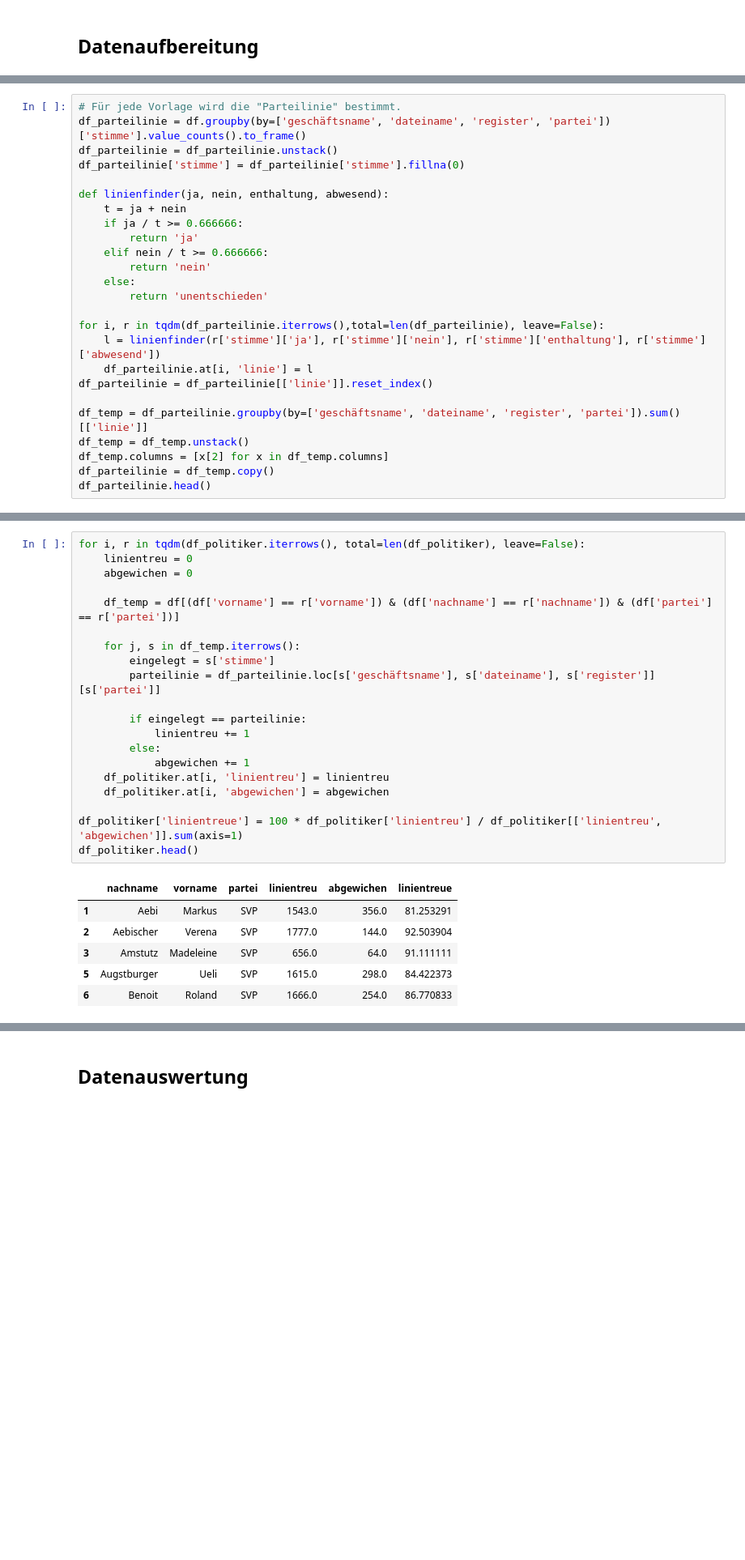
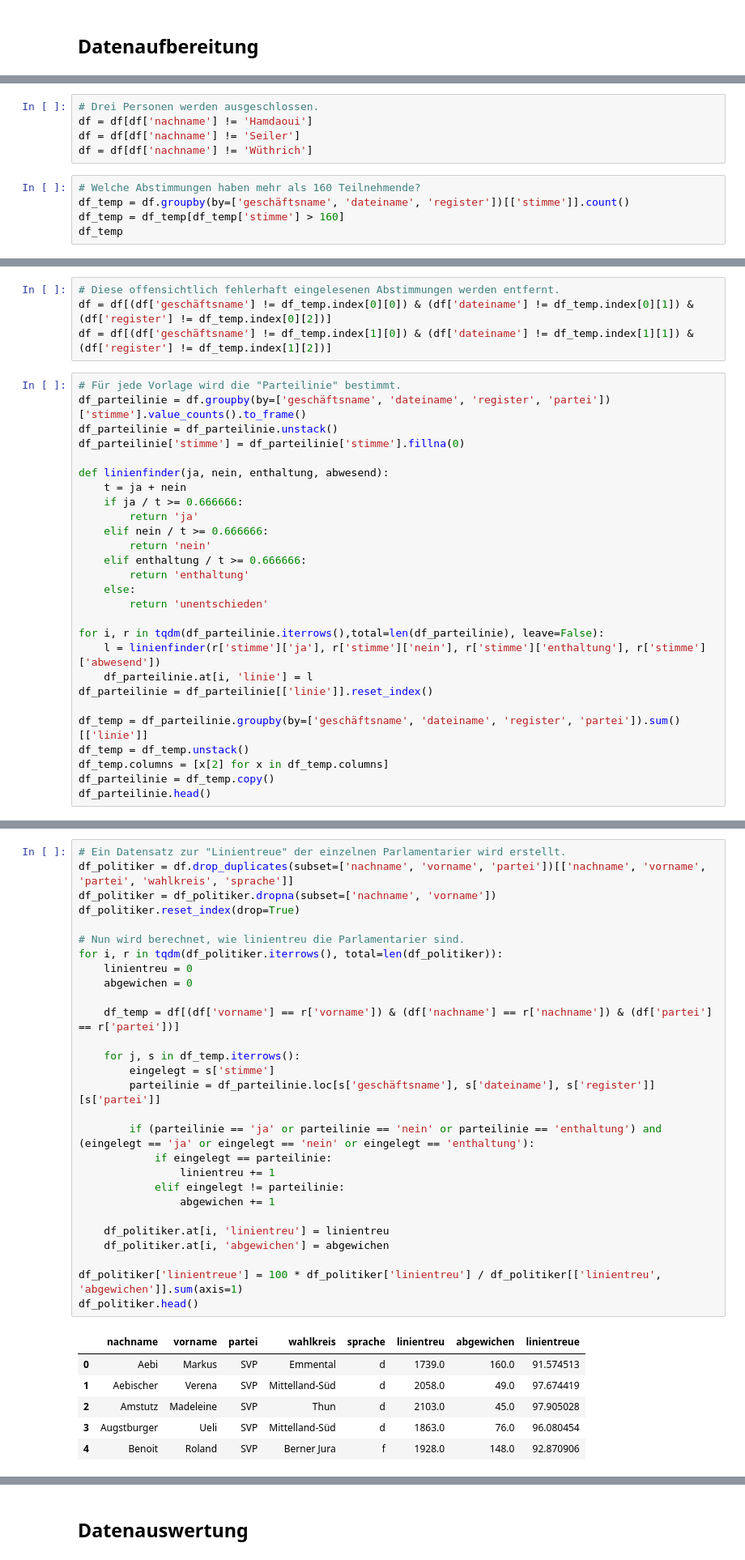
Before and after one commit to tamedia-ddj/2021_06_grossrat_bern, a Jupyter notebook: 3_auswertungen_grossrat.ipynb, the cells around one changed output, grey strips where cells are left out. Shown at 81% size. Cells and saved outputs as stored; diff of their text form; blank space fills up the shorter version.

```diff
--- a/3_auswertungen_grossrat.ipynb
+++ b/3_auswertungen_grossrat.ipynb
@@ -16,0 +22,10 @@ df = pd.read_csv('daten/abstimmungen_grossrat.csv', index_col='Unnamed: 0', low_
+# %%
+# Drei Personen werden ausgeschlossen.
+df = df[df['nachname'] != 'Hamdaoui']
+df = df[df['nachname'] != 'Seiler']
+df = df[df['nachname'] != 'Wüthrich']
+# %%
+# Welche Abstimmungen haben mehr als 160 Teilnehmende?
+df_temp = df.groupby(by=['geschäftsname', 'dateiname', 'register'])[['stimme']].count()
+df_temp = df_temp[df_temp['stimme'] > 160]
+df_temp
@@ -17,3 +37,7 @@ df = pd.read_csv('daten/abstimmungen_grossrat.csv', index_col='Unnamed: 0', low_
+# %%
+# Diese offensichtlich fehlerhaft eingelesenen Abstimmungen werden entfernt.
+df = df[(df['geschäftsname'] != df_temp.index[0][0]) & (df['dateiname'] != df_temp.index[0][1]) & (df['register'] != df_temp.index[0][2])]
+df = df[(df['geschäftsname'] != df_temp.index[1][0]) & (df['dateiname'] != df_temp.index[1][1]) & (df['register'] != df_temp.index[1][2])]
 # %%
 # Für jede Vorlage wird die "Parteilinie" bestimmt.
 df_parteilinie = df.groupby(by=['geschäftsname', 'dateiname', 'register', 'partei'])['stimme'].value_counts().to_frame()
@@ -26,6 +50,8 @@ def linienfinder(ja, nein, enthaltung, abwesend):
         return 'ja'
     elif nein / t >= 0.666666:
         return 'nein'
+    elif enthaltung / t >= 0.666666:
+        return 'enthaltung'
     else:
         return 'unentschieden'
 
@@ -66,27 +76,35 @@ df_politiker.head()
 # %%
-for i, r in tqdm(df_politiker.iterrows(), total=len(df_politiker), leave=False):
+# Ein Datensatz zur "Linientreue" der einzelnen Parlamentarier wird erstellt.
+df_politiker = df.drop_duplicates(subset=['nachname', 'vorname', 'partei'])[['nachname', 'vorname', 'partei', 'wahlkreis', 'sprache']]
+df_politiker = df_politiker.dropna(subset=['nachname', 'vorname'])
+df_politiker.reset_index(drop=True)
+
+# Nun wird berechnet, wie linientreu die Parlamentarier sind.
+for i, r in tqdm(df_politiker.iterrows(), total=len(df_politiker)):
     linientreu = 0
     abgewichen = 0
 
     df_temp = df[(df['vorname'] == r['vorname']) & (df['nachname'] == r['nachname']) & (df['partei'] == r['partei'])]
 
     for j, s in df_temp.iterrows():
         eingelegt = s['stimme']
         parteilinie = df_parteilinie.loc[s['geschäftsname'], s['dateiname'], s['register']][s['partei']]
 
-        if eingelegt == parteilinie:
-            linientreu += 1
-        else:
-            abgewichen += 1
+        if (parteilinie == 'ja' or parteilinie == 'nein' or parteilinie == 'enthaltung') and (eingelegt == 'ja' or eingelegt == 'nein' or eingelegt == 'enthaltung'):
+            if eingelegt == parteilinie:
+                linientreu += 1
+            elif eingelegt != parteilinie:
+                abgewichen += 1
+
     df_politiker.at[i, 'linientreu'] = linientreu
     df_politiker.at[i, 'abgewichen'] = abgewichen
 
 df_politiker['linientreue'] = 100 * df_politiker['linientreu'] / df_politiker[['linientreu', 'abgewichen']].sum(axis=1)
 df_politiker.head()
 # %% [output]
-|  | nachname | vorname | partei | linientreu | abgewichen | linientreue |
-| 1 | Aebi | Markus | SVP | 1543.0 | 356.0 | 81.253291 |
-| 2 | Aebischer | Verena | SVP | 1777.0 | 144.0 | 92.503904 |
-| 3 | Amstutz | Madeleine | SVP | 656.0 | 64.0 | 91.111111 |
-| 5 | Augstburger | Ueli | SVP | 1615.0 | 298.0 | 84.422373 |
-| 6 | Benoit | Roland | SVP | 1666.0 | 254.0 | 86.770833 |
+|  | nachname | vorname | partei | wahlkreis | sprache | linientreu | abgewichen | linientreue |
+| 0 | Aebi | Markus | SVP | Emmental | d | 1739.0 | 160.0 | 91.574513 |
+| 1 | Aebischer | Verena | SVP | Mittelland-Süd | d | 2058.0 | 49.0 | 97.674419 |
+| 2 | Amstutz | Madeleine | SVP | Thun | d | 2103.0 | 45.0 | 97.905028 |
+| 3 | Augstburger | Ueli | SVP | Mittelland-Süd | d | 1863.0 | 76.0 | 96.080454 |
+| 4 | Benoit | Roland | SVP | Berner Jura | f | 1928.0 | 148.0 | 92.870906 |
```
Also changed, not shown: parts of 72 cells of this notebook, 2 other files.
